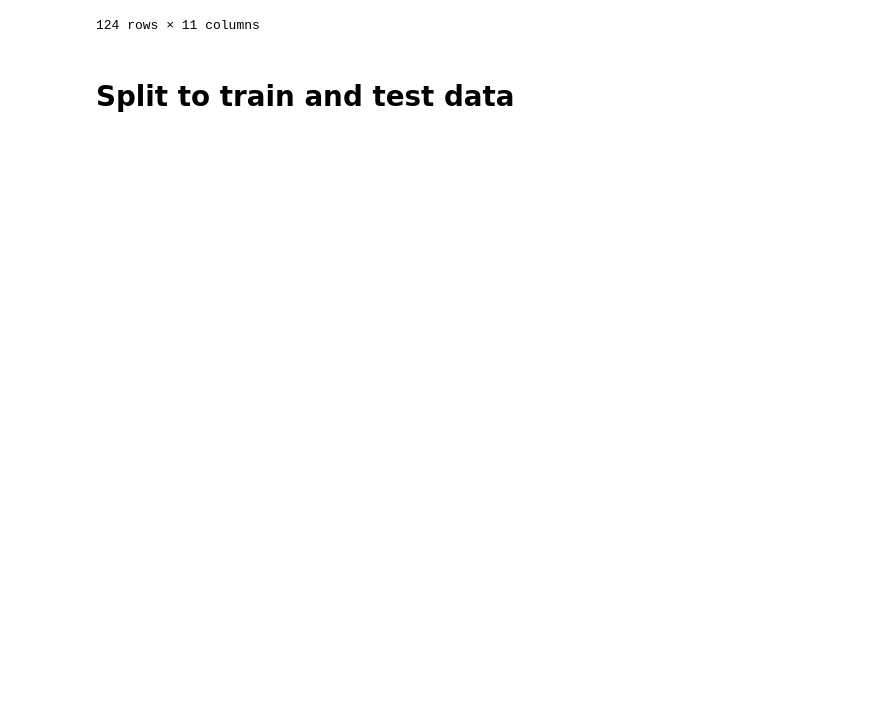
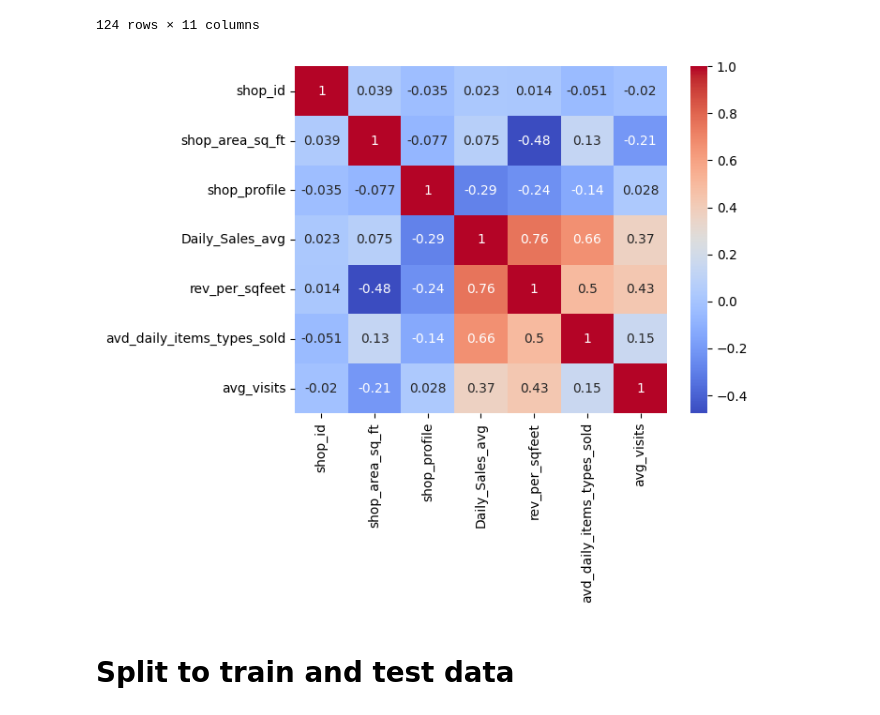
Before and after one commit to codened/DataStorm-4.0, a Jupyter notebook: stormingRoundDay_2/DataStorm_4_0_new - Copy.ipynb, the cells around one changed output. Drawn from its saved outputs; the diff is of its cells as text; code cells hidden in the pictures; blank space fills up the shorter version.

```diff
--- a/stormingRoundDay_2/DataStorm_4_0_new - Copy.ipynb
+++ b/stormingRoundDay_2/DataStorm_4_0_new - Copy.ipynb
@@ -179,6 +179,24 @@ rawStoreInfDF
 | 122 | 56 | 597 | 0 | 4846 | 46307.680336 | 2494620 | 4179 | ... |
 | 123 | 70 | 676 | 0 | 2392 | 22883.951647 | 1206265 | 1784 | ... |
 124 rows × 11 columns
+# %%
+rawStoreInfDF=rawStoreInfDF.drop(['avd_daily_transctions','revnew','avd_daily_custemers','num_of_transactions'], axis=1)
+# %%
+import pandas as pd
+import seaborn as sns
+import matplotlib.pyplot as plt
+
+# load your data into a pandas dataframe
+# df = pd.read_csv('your_data.csv')
+
+# compute the correlation matrix
+corr_matrix = rawStoreInfDF.corr()
+
+# plot the correlation matrix as a heatmap
+sns.heatmap(corr_matrix, annot=True, cmap='coolwarm')
+plt.show()
+# %% [output]
+[figure, added]
 # %% [markdown]
 # Split to train and test data
 # %%
```
Also changed, not shown: parts of 22 cells of this notebook.
